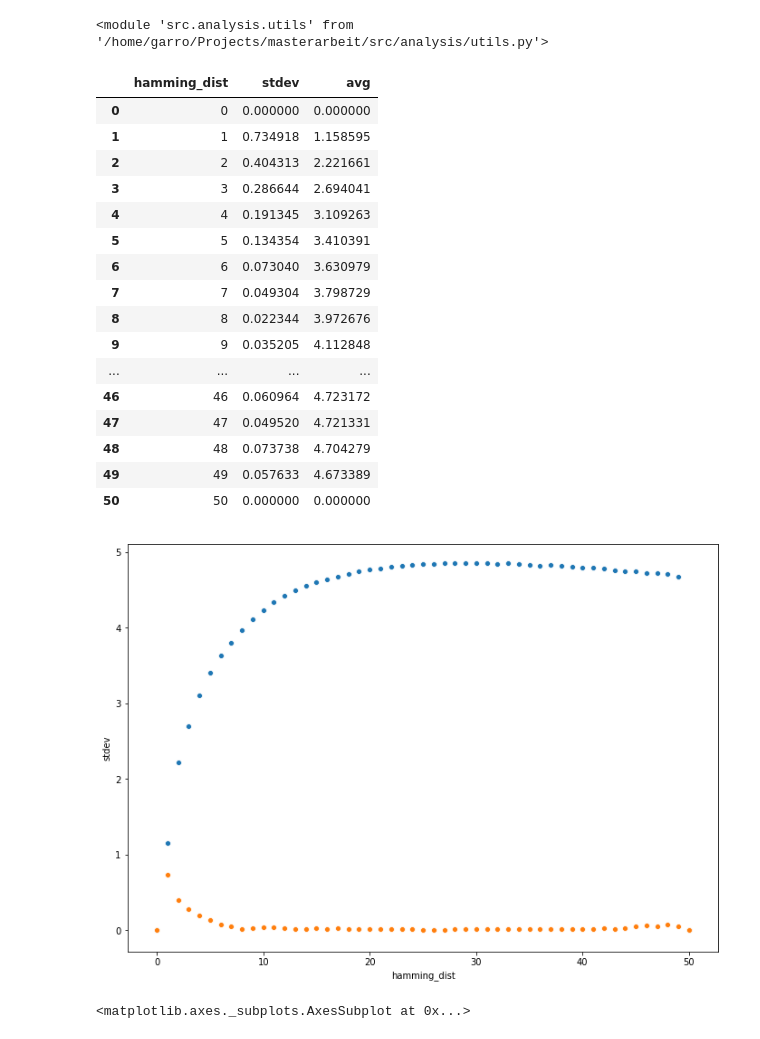
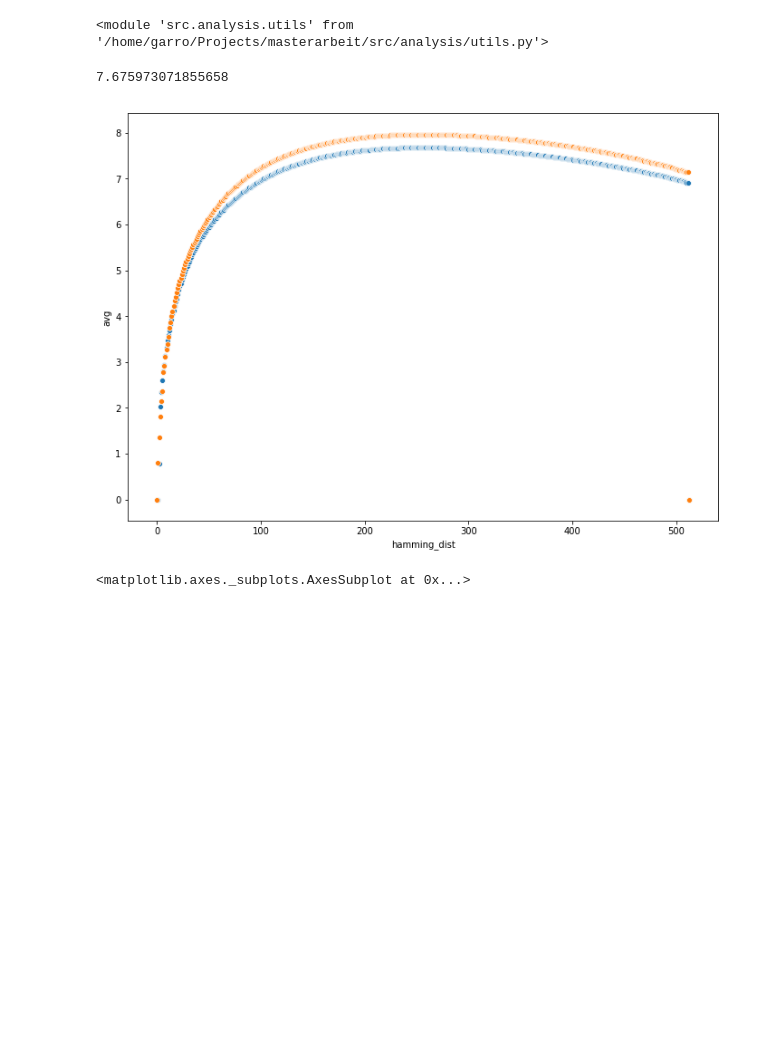
Before and after one commit to SRechenberger/Masterarbeit_Code, a Jupyter notebook: analysis.ipynb, the cells around one changed output. Cells and saved outputs as stored; diff of their text form; code cells hidden in the pictures; blank space fills up the shorter version.

```diff
--- a/analysis.ipynb
+++ b/analysis.ipynb
@@ -22,32 +22,20 @@ reload(ana_utils)
 <module 'src.analysis.utils' from '/home/garro/Projects/masterarbeit/src/analysis/utils.py'>
 # %%
 data = ana_utils.hamming_dist_to_state_entropy_avg_and_stdev(
-    'exp2.db',
+    '/media/sf_VBoxshare/MasterarbeitDaten/walksat-rho0.1.db',
+    1
+)
+data_2 = ana_utils.hamming_dist_to_state_entropy_avg_and_stdev(
+    '/media/sf_VBoxshare/MasterarbeitDaten/walksat-rho0.7.db',
     1
 )
 fig, ax = plt.subplots(figsize=a4_dims)
 sns.scatterplot(x='hamming_dist', y='avg', data=data, ax=ax)
-sns.scatterplot(x='hamming_dist', y='stdev', data=data, ax=ax)
-data
+sns.scatterplot(x='hamming_dist', y='avg', data=data_2, ax=ax)
+max(data['avg'])
 # %% [output]
-|  | hamming_dist | stdev | avg |
-| 0 | 0 | 0.000000 | 0.000000 |
-| 1 | 1 | 0.734918 | 1.158595 |
-| 2 | 2 | 0.404313 | 2.221661 |
-| 3 | 3 | 0.286644 | 2.694041 |
-| 4 | 4 | 0.191345 | 3.109263 |
-| 5 | 5 | 0.134354 | 3.410391 |
-| 6 | 6 | 0.073040 | 3.630979 |
-| 7 | 7 | 0.049304 | 3.798729 |
-| 8 | 8 | 0.022344 | 3.972676 |
-| 9 | 9 | 0.035205 | 4.112848 |
-| ... | ... | ... | ... |
-| 46 | 46 | 0.060964 | 4.723172 |
-| 47 | 47 | 0.049520 | 4.721331 |
-| 48 | 48 | 0.073738 | 4.704279 |
-| 49 | 49 | 0.057633 | 4.673389 |
-| 50 | 50 | 0.000000 | 0.000000 |
+7.675973071855658
-[figure, old version]
+[figure, new version]
 # %%
 data=ana_utils.tms_entropy('experiments.db', satisfies=lambda _, h, c: c and h>0.1)
 sns.distplot(data['tms_entropy'], fit=alpha)
```
